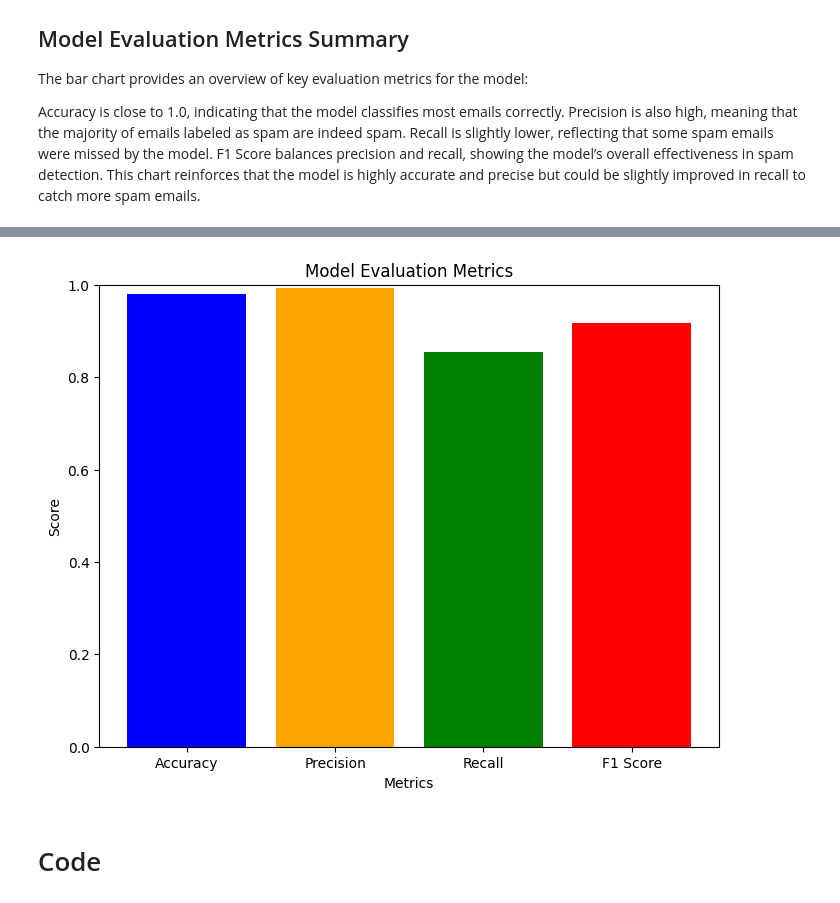
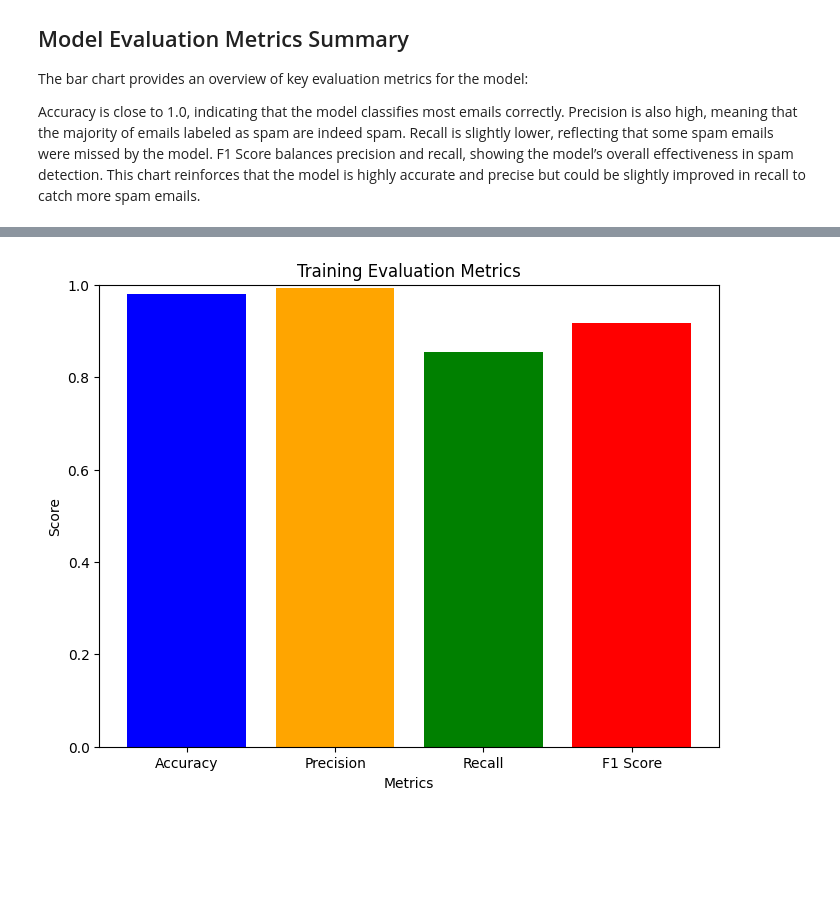
Before and after one commit to 3amberloaf/3amberloaf, a Jupyter notebook: email-phishing.ipynb, the cells around one changed output, grey strips where cells are left out. Drawn from its saved outputs; the diff is of its cells as text; code cells hidden in the pictures; blank space fills up the shorter version.

```diff
--- a/email-phishing.ipynb
+++ b/email-phishing.ipynb
@@ -179,20 +277,18 @@ plt.show()
 # %%
 import matplotlib.pyplot as plt
 
 # Model evaluation metrics
 metrics = {'Accuracy': accuracy, 'Precision': precision, 'Recall': recall, 'F1 Score': f1}
 names = list(metrics.keys())
 values = list(metrics.values())
 
 # Plot bar chart
 plt.figure(figsize=(8, 6))
 plt.bar(names, values, color=['blue', 'orange', 'green', 'red'])
 plt.ylim(0, 1)
 plt.xlabel('Metrics')
 plt.ylabel('Score')
-plt.title('Model Evaluation Metrics')
+plt.title('Training Evaluation Metrics')
 plt.show()
 # %% [output]
-[figure, old version]
+[figure, new version]
-# %% [markdown]
-# Code
```
Also changed, not shown: parts of 10 cells of this notebook.
